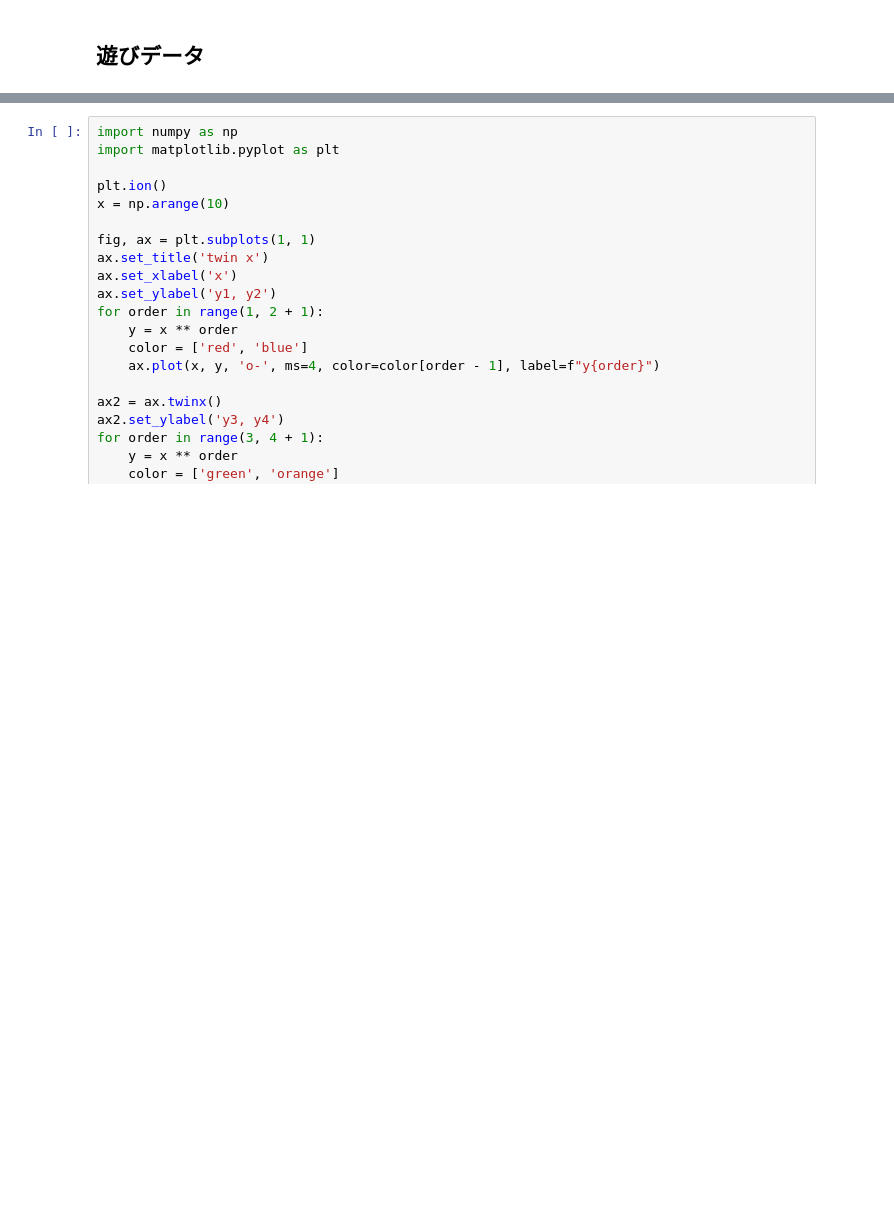
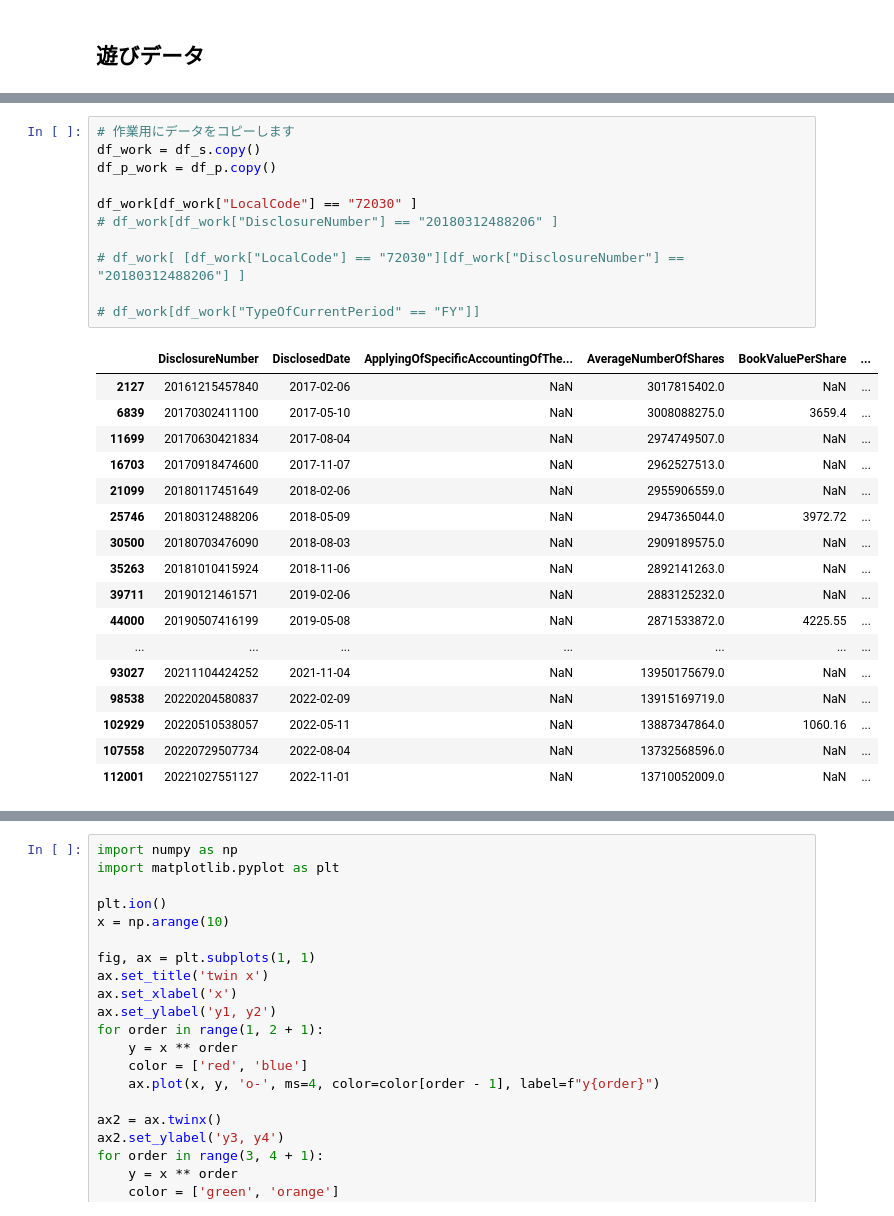
Before and after one commit to tanken10/jquants-api-client-python, a Jupyter notebook: examples/003-dividend.ipynb, the cells around one changed output, grey strips where cells are left out. Drawn from its saved outputs; the diff is of its cells as text; blank space fills up the shorter version.

```diff
--- a/examples/003-dividend.ipynb
+++ b/examples/003-dividend.ipynb
@@ -472 +475,30 @@ df_work
+# %%
+# 作業用にデータをコピーします
+df_work = df_s.copy()
+df_p_work = df_p.copy()
+
+df_work[df_work["LocalCode"] == "72030" ]
+# df_work[df_work["DisclosureNumber"] == "20180312488206" ]
+
+# df_work[ [df_work["LocalCode"] == "72030"][df_work["DisclosureNumber"] == "20180312488206"] ]
+
+# df_work[df_work["TypeOfCurrentPeriod" == "FY"]]
+# %% [output]
+|  | DisclosureNumber | DisclosedDate | ApplyingOfSpecificAccountingOfThe... | AverageNumberOfShares | BookValuePerShare | ... |
+| 2127 | 20161215457840 | 2017-02-06 | NaN | 3017815402.0 | NaN | ... |
+| 6839 | 20170302411100 | 2017-05-10 | NaN | 3008088275.0 | 3659.4 | ... |
+| 11699 | 20170630421834 | 2017-08-04 | NaN | 2974749507.0 | NaN | ... |
+| 16703 | 20170918474600 | 2017-11-07 | NaN | 2962527513.0 | NaN | ... |
+| 21099 | 20180117451649 | 2018-02-06 | NaN | 2955906559.0 | NaN | ... |
+| 25746 | 20180312488206 | 2018-05-09 | NaN | 2947365044.0 | 3972.72 | ... |
+| 30500 | 20180703476090 | 2018-08-03 | NaN | 2909189575.0 | NaN | ... |
+| 35263 | 20181010415924 | 2018-11-06 | NaN | 2892141263.0 | NaN | ... |
+| 39711 | 20190121461571 | 2019-02-06 | NaN | 2883125232.0 | NaN | ... |
+| 44000 | 20190507416199 | 2019-05-08 | NaN | 2871533872.0 | 4225.55 | ... |
+| ... | ... | ... | ... | ... | ... | ... |
+| 93027 | 20211104424252 | 2021-11-04 | NaN | 13950175679.0 | NaN | ... |
+| 98538 | 20220204580837 | 2022-02-09 | NaN | 13915169719.0 | NaN | ... |
+| 102929 | 20220510538057 | 2022-05-11 | NaN | 13887347864.0 | 1060.16 | ... |
+| 107558 | 20220729507734 | 2022-08-04 | NaN | 13732568596.0 | NaN | ... |
+| 112001 | 20221027551127 | 2022-11-01 | NaN | 13710052009.0 | NaN | ... |
 # %%
```
Also changed, not shown: parts of 17 cells of this notebook, 14 other files.
